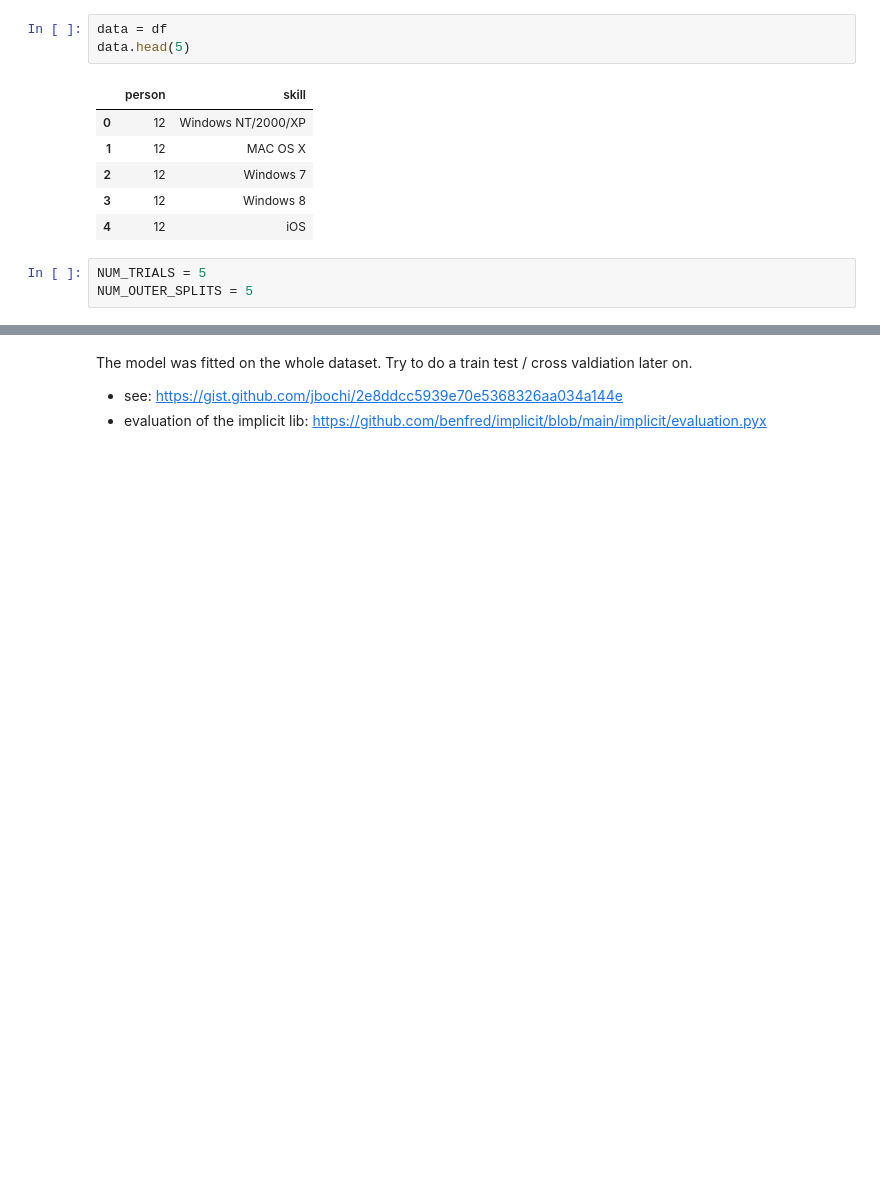
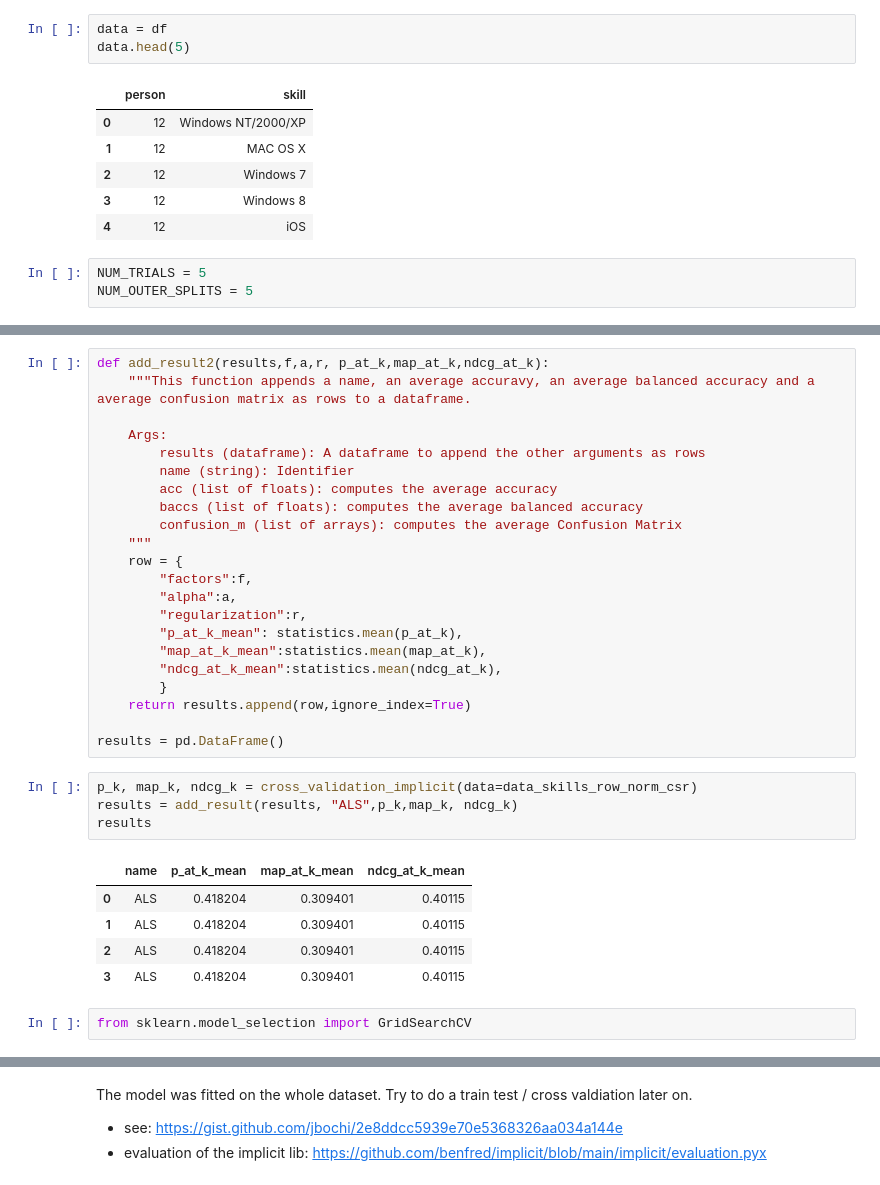
Before and after one commit to maximizer36/DS_AP, a Jupyter notebook: AP_binary_implicit_lib.ipynb, the cells around one changed output, grey strips where cells are left out. Cells and saved outputs as stored; diff of their text form; blank space fills up the shorter version.

```diff
--- a/AP_binary_implicit_lib.ipynb
+++ b/AP_binary_implicit_lib.ipynb
@@ -466,0 +561,34 @@ TypeError: Cannot clone object '<implicit.cpu.als.AlternatingLeastSquares object
+# %%
+def add_result2(results,f,a,r, p_at_k,map_at_k,ndcg_at_k):
+    """This function appends a name, an average accuravy, an average balanced accuracy and a average confusion matrix as rows to a dataframe.
+
+    Args:
+        results (dataframe): A dataframe to append the other arguments as rows
+        name (string): Identifier
+        acc (list of floats): computes the average accuracy
+        baccs (list of floats): computes the average balanced accuracy
+        confusion_m (list of arrays): computes the average Confusion Matrix
+    """
+    row = {
+        "factors":f,
+        "alpha":a,
+        "regularization":r,
+        "p_at_k_mean": statistics.mean(p_at_k),
+        "map_at_k_mean":statistics.mean(map_at_k),
+        "ndcg_at_k_mean":statistics.mean(ndcg_at_k),
+        }
+    return results.append(row,ignore_index=True)
+
+results = pd.DataFrame()
+# %%
+p_k, map_k, ndcg_k = cross_validation_implicit(data=data_skills_row_norm_csr)
+results = add_result(results, "ALS",p_k,map_k, ndcg_k)
+results
+# %% [output]
+|  | name | p_at_k_mean | map_at_k_mean | ndcg_at_k_mean |
+| 0 | ALS | 0.418204 | 0.309401 | 0.40115 |
+| 1 | ALS | 0.418204 | 0.309401 | 0.40115 |
+| 2 | ALS | 0.418204 | 0.309401 | 0.40115 |
+| 3 | ALS | 0.418204 | 0.309401 | 0.40115 |
+# %%
+from sklearn.model_selection import GridSearchCV
```
Also changed, not shown: parts of 15 cells of this notebook, 1 other file.
